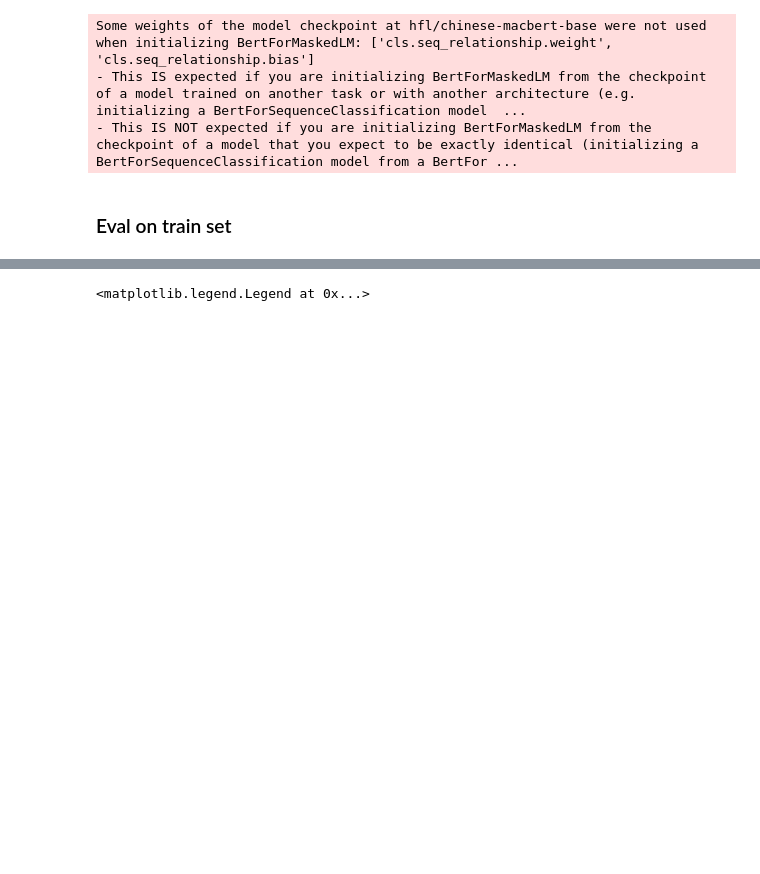
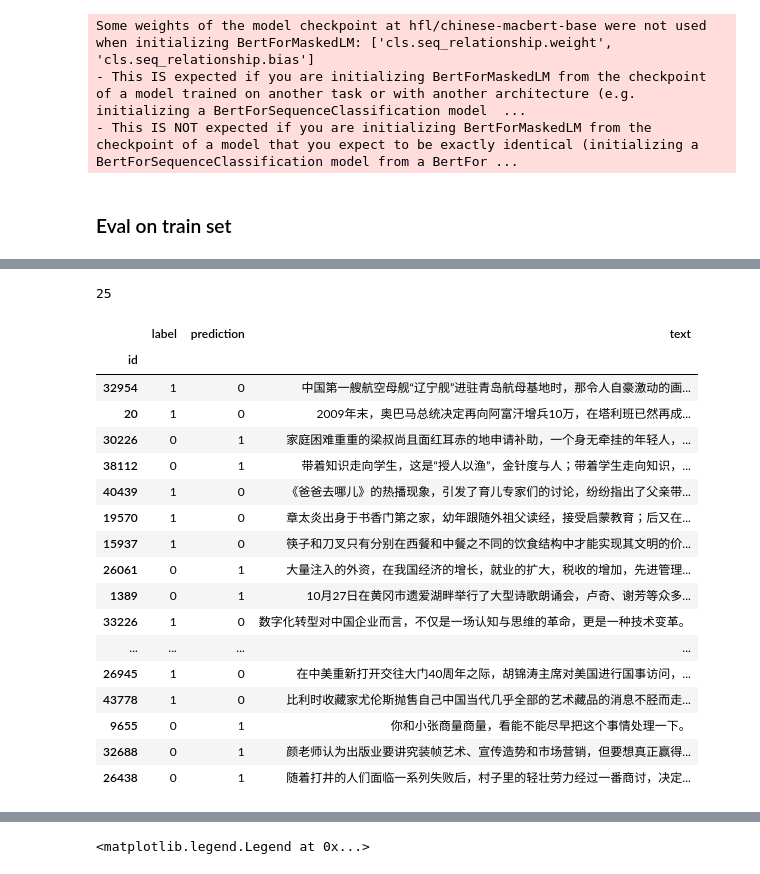
Before and after one commit to holajoa/chinese-grammar-error-detection, a Jupyter notebook: notebooks/predict.ipynb, the cells around one changed output, grey strips where cells are left out. Saved outputs shown, nothing was run; the diff lists cells and outputs as text; code cells hidden in the pictures; blank space fills up the shorter version.

```diff
--- a/notebooks/predict.ipynb
+++ b/notebooks/predict.ipynb
@@ -152,3 +142,35 @@ ntf()
+# %%
+
+data = train_df[['label', 'text']]
+data['prediction'] = prediction
+data = data[['label', 'prediction', 'text']]
+print(len(data[data.label != data.prediction]))
+with pd.option_context('display.max_rows', None, 'display.max_columns', None, ):
+    pd.options.display.max_colwidth = 100
+    # display(data[data.label != data.prediction].sort_values(by='score'))
+    display(data[data.label != data.prediction])
+# data[data.label != data.prediction].to_csv('../case_analysis/aug.csv')
+ntf()
+# %% [output]
+25
+|  | label | prediction | text |
+| id |  |  |  |
+| 32954 | 1 | 0 | 中国第一艘航空母舰“辽宁舰”进驻青岛航母基地时，那令人自豪激动的画... |
+| 20 | 1 | 0 | 2009年末，奥巴马总统决定再向阿富汗增兵10万，在塔利班已然再成... |
+| 30226 | 0 | 1 | 家庭困难重重的梁叔尚且面红耳赤的地申请补助，一个身无牵挂的年轻人，... |
+| 38112 | 0 | 1 | 带着知识走向学生，这是“授人以渔”，金针度与人；带着学生走向知识，... |
+| 40439 | 1 | 0 | 《爸爸去哪儿》的热播现象，引发了育儿专家们的讨论，纷纷指出了父亲带... |
+| 19570 | 1 | 0 | 章太炎出身于书香门第之家，幼年跟随外祖父读经，接受启蒙教育；后又在... |
+| 15937 | 1 | 0 | 筷子和刀叉只有分别在西餐和中餐之不同的饮食结构中才能实现其文明的价... |
+| 26061 | 0 | 1 | 大量注入的外资，在我国经济的增长，就业的扩大，税收的增加，先进管理... |
+| 1389 | 0 | 1 | 10月27日在黄冈市遗爱湖畔举行了大型诗歌朗诵会，卢奇、谢芳等众多... |
+| 33226 | 1 | 0 | 数字化转型对中国企业而言，不仅是一场认知与思维的革命，更是一种技术变革。 |
+| ... | ... | ... | ... |
+| 26945 | 1 | 0 | 在中美重新打开交往大门40周年之际，胡锦涛主席对美国进行国事访问，... |
+| 43778 | 1 | 0 | 比利时收藏家尤伦斯抛售自己中国当代几乎全部的艺术藏品的消息不胫而走... |
+| 9655 | 0 | 1 | 你和小张商量商量，看能不能尽早把这个事情处理一下。 |
+| 32688 | 0 | 1 | 颜老师认为出版业要讲究装帧艺术、宣传造势和市场营销，但要想真正赢得... |
+| 26438 | 0 | 1 | 随着打井的人们面临一系列失败后，村子里的轻壮劳力经过一番商讨，决定... |
 # %%
 fp = ((data.label == 0).values * (data.prediction==1).values).sum()
 fn = ((data.label == 1).values * (data.prediction==0).values).sum()
```
Also changed, not shown: parts of 8 cells of this notebook, 16 other files.
